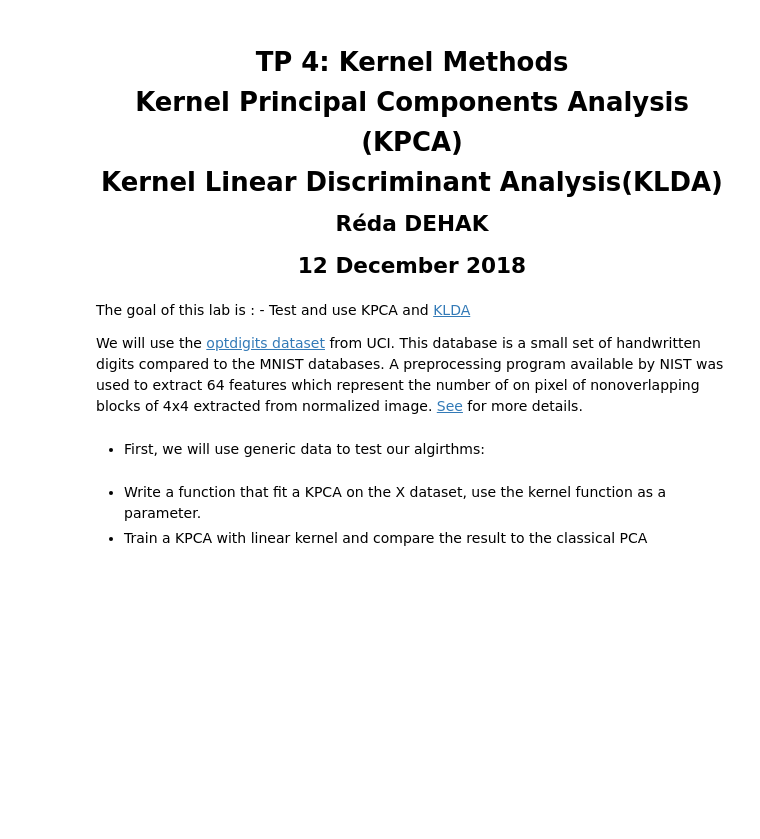
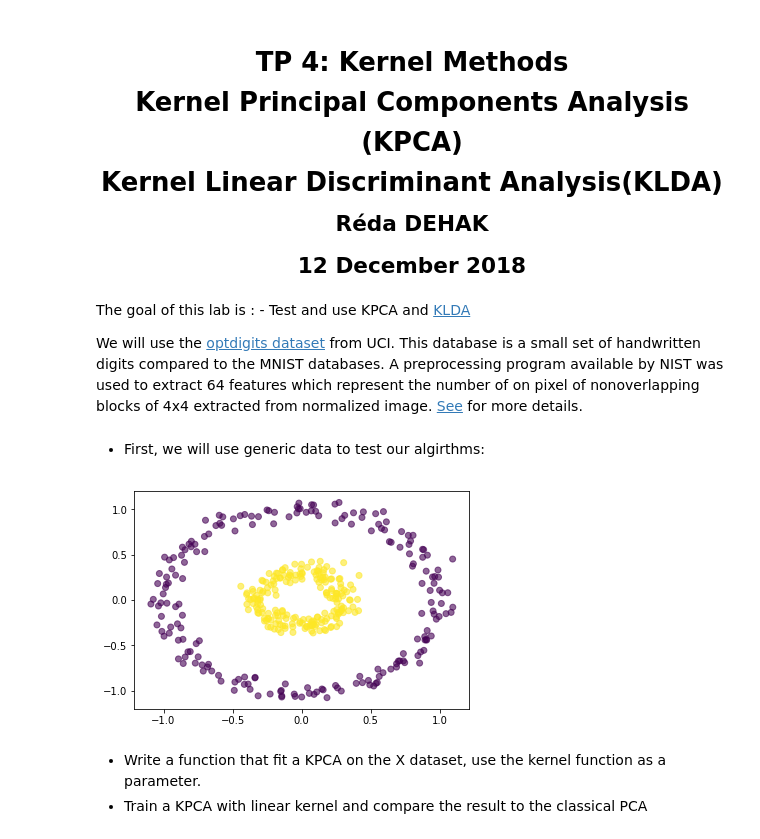
Before and after one commit to wint3ria/discriminative-methods, a Jupyter notebook: TP05/klda.ipynb, the cells around one changed output. Drawn from its saved outputs; the diff is of its cells as text; code cells hidden in the pictures; blank space fills up the shorter version.

```diff
--- a/TP05/klda.ipynb
+++ b/TP05/klda.ipynb
@@ -14,7 +14,12 @@ import matplotlib.pyplot as plt
 
 from sklearn.datasets import make_circles
 # %%
-X, y = make_circles(n_samples=400, factor=.3, noise=.05)
+X, y = make_circles(n_samples=400, factor=.3, noise=0.06)
+# %%
+plt.scatter(X[:, 0], X[:, 1], c=y, alpha=0.60)
+plt.show()
+# %% [output]
+[figure, added]
 # %% [markdown]
 - Write a function that fit a KPCA on the X dataset, use the kernel function as a parameter.
 - Train a KPCA with linear kernel and compare the result to the classical PCA
```
Also changed, not shown: parts of 5 cells of this notebook.
